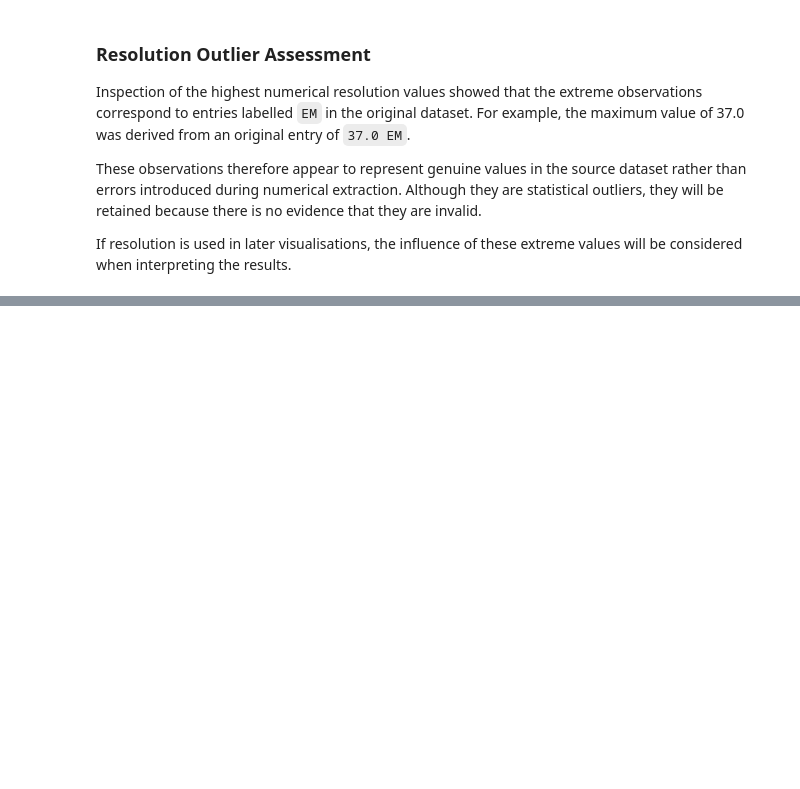
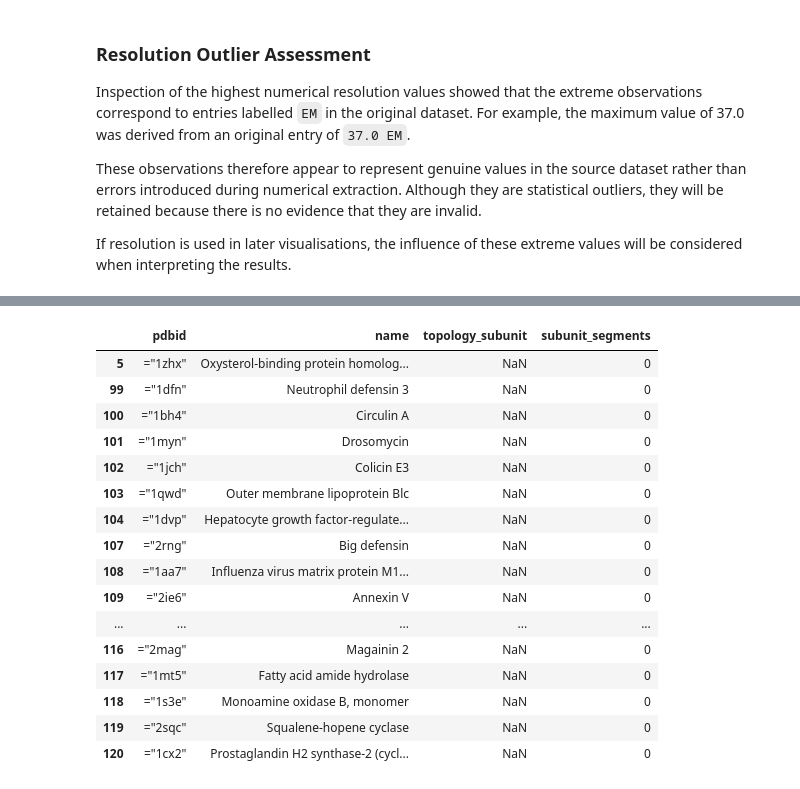
Before and after one commit to trasneaiulian/membrane-protein-data-analysis, a Jupyter notebook: jupyter_notebooks/01_data_cleaning.ipynb, the cells around one changed output, grey strips where cells are left out. Saved outputs shown, nothing was run; the diff lists cells and outputs as text; code cells hidden in the pictures; blank space fills up the shorter version.

```diff
--- a/jupyter_notebooks/01_data_cleaning.ipynb
+++ b/jupyter_notebooks/01_data_cleaning.ipynb
@@ -548,0 +555,23 @@ IndentationError: expected an indented block after 'try' statement on line 2 (55
+# %%
+df_clean.loc[
+    df_clean["topology_subunit"].isna(),
+    ["pdbid", "name", "topology_subunit", "subunit_segments"]
+].head(20)
+# %% [output]
+|  | pdbid | name | topology_subunit | subunit_segments |
+| 5 | ="1zhx" | Oxysterol-binding protein homolog... | NaN | 0 |
+| 99 | ="1dfn" | Neutrophil defensin 3 | NaN | 0 |
+| 100 | ="1bh4" | Circulin A | NaN | 0 |
+| 101 | ="1myn" | Drosomycin | NaN | 0 |
+| 102 | ="1jch" | Colicin E3 | NaN | 0 |
+| 103 | ="1qwd" | Outer membrane lipoprotein Blc | NaN | 0 |
+| 104 | ="1dvp" | Hepatocyte growth factor-regulate... | NaN | 0 |
+| 107 | ="2rng" | Big defensin | NaN | 0 |
+| 108 | ="1aa7" | Influenza virus matrix protein M1... | NaN | 0 |
+| 109 | ="2ie6" | Annexin V | NaN | 0 |
+| ... | ... | ... | ... | ... |
+| 116 | ="2mag" | Magainin 2 | NaN | 0 |
+| 117 | ="1mt5" | Fatty acid amide hydrolase | NaN | 0 |
+| 118 | ="1s3e" | Monoamine oxidase B, monomer | NaN | 0 |
+| 119 | ="2sqc" | Squalene-hopene cyclase | NaN | 0 |
+| 120 | ="1cx2" | Prostaglandin H2 synthase-2 (cycl... | NaN | 0 |
```
Also changed, not shown: parts of 55 cells of this notebook, 2 other files.
